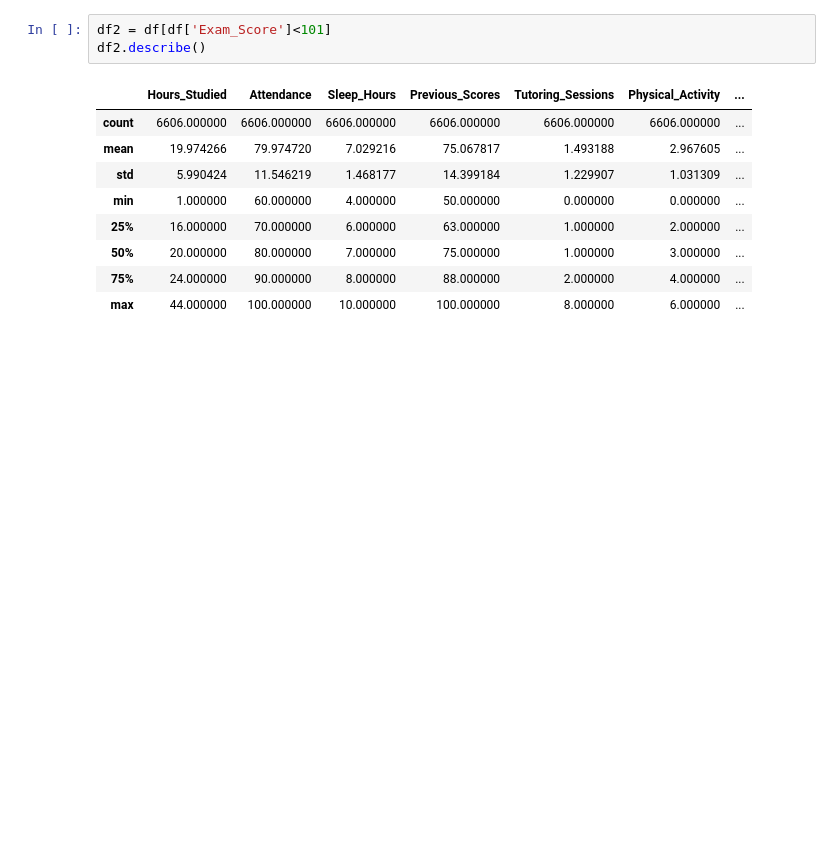
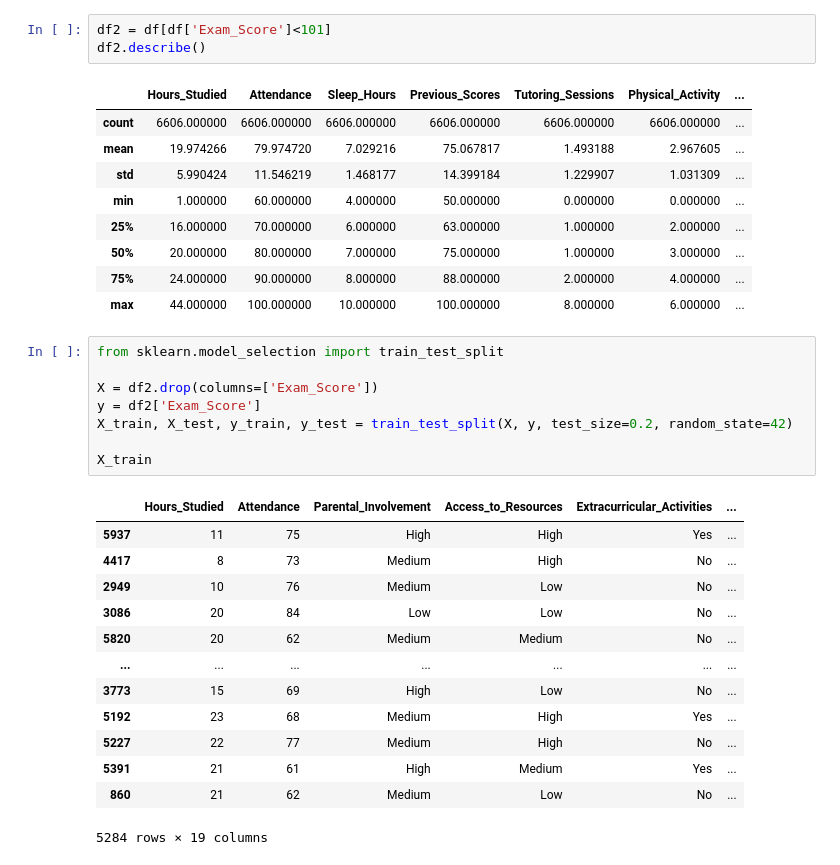
Before and after one commit to bartowen/streamlit_proyect, a Jupyter notebook: src/explore.ipynb, the cells around one changed output. Cells and saved outputs as stored; diff of their text form; blank space fills up the shorter version.

Commit message:
x_train

```diff
--- a/src/explore.ipynb
+++ b/src/explore.ipynb
@@ -86,3 +86,25 @@ df2.describe()
 | 50% | 20.000000 | 80.000000 | 7.000000 | 75.000000 | 1.000000 | 3.000000 | ... |
 | 75% | 24.000000 | 90.000000 | 8.000000 | 88.000000 | 2.000000 | 4.000000 | ... |
 | max | 44.000000 | 100.000000 | 10.000000 | 100.000000 | 8.000000 | 6.000000 | ... |
+# %%
+from sklearn.model_selection import train_test_split
+
+X = df2.drop(columns=['Exam_Score'])
+y = df2['Exam_Score']
+X_train, X_test, y_train, y_test = train_test_split(X, y, test_size=0.2, random_state=42)
+
+X_train
+# %% [output]
+|  | Hours_Studied | Attendance | Parental_Involvement | Access_to_Resources | Extracurricular_Activities | ... |
+| 5937 | 11 | 75 | High | High | Yes | ... |
+| 4417 | 8 | 73 | Medium | High | No | ... |
+| 2949 | 10 | 76 | Medium | Low | No | ... |
+| 3086 | 20 | 84 | Low | Low | No | ... |
+| 5820 | 20 | 62 | Medium | Medium | No | ... |
+| ... | ... | ... | ... | ... | ... | ... |
+| 3773 | 15 | 69 | High | Low | No | ... |
+| 5192 | 23 | 68 | Medium | High | Yes | ... |
+| 5227 | 22 | 77 | Medium | High | No | ... |
+| 5391 | 21 | 61 | High | Medium | Yes | ... |
+| 860 | 21 | 62 | Medium | Low | No | ... |
+5284 rows × 19 columns
```
